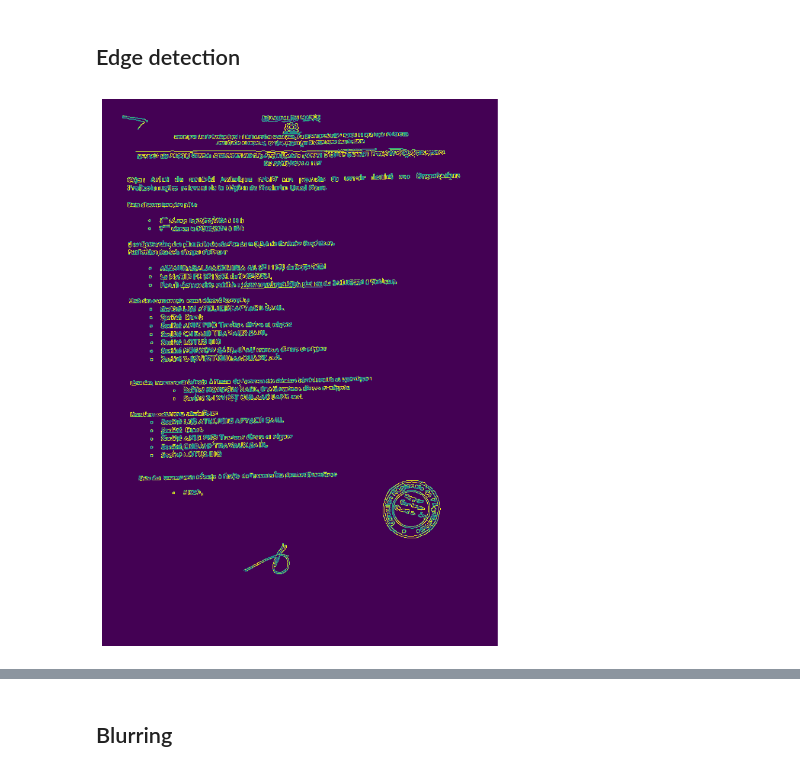
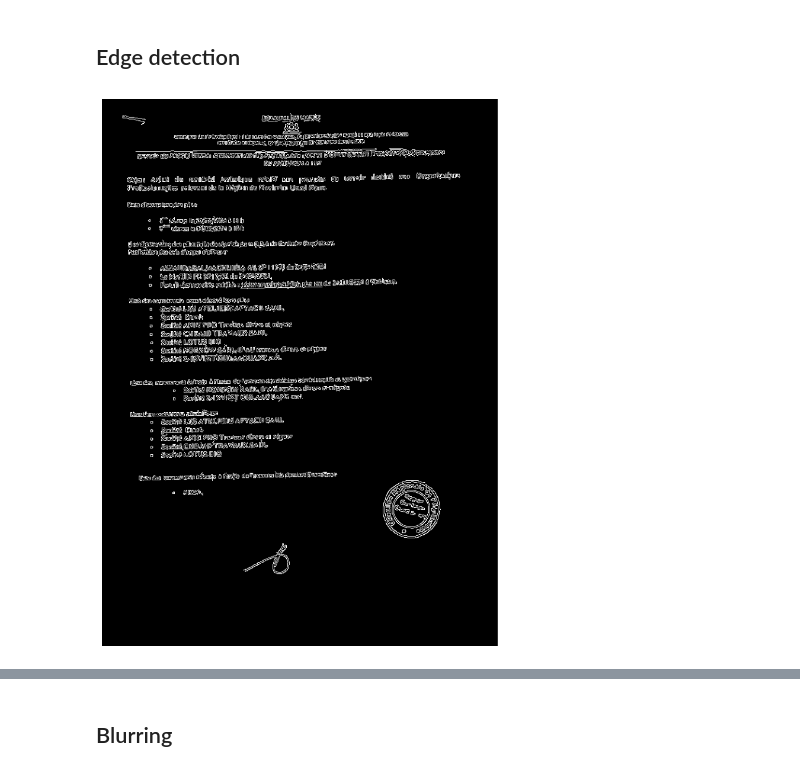
Before and after one commit to BlcMed/textify_docs, a Jupyter notebook: notebooks/preprocess_image.ipynb, the cells around one changed output, grey strips where cells are left out. Cells and saved outputs as stored; diff of their text form; code cells hidden in the pictures.

```diff
--- a/notebooks/preprocess_image.ipynb
+++ b/notebooks/preprocess_image.ipynb
@@ -4,15 +4,14 @@ import cv2 as cv
 from matplotlib import pyplot as plt
 # %%
-# Display the image using matplotlib
 def show_image(img):
     plt.figure(figsize=(18, 12))
-    plt.imshow(img)
-    plt.axis('off')  # Hide the axis
+    plt.imshow(cv2.cvtColor(img, cv2.COLOR_BGR2RGB))
+    plt.axis('off')
     plt.show()
 # %%
 image_path="../data/png.png"
 image_path="../data/example.png"
-img = cv.imread(image_path)
+img = cv2.imread(image_path)
 # %%
 show_image(img=img)
 # %% [output]
@@ -19,0 +21,4 @@ show_image(img=img)
+# %%
+#grayscale_img = cv2.cvtColor(img, code=cv2.COLOR_BGR2GRAY)
+grayscale_img = cv2.cvtColor(img, code=cv2.COLOR_RGB2GRAY)
+show_image(grayscale_img)
@@ -49,7 +66,7 @@ show_image(grayscaele_img)
 # %% [markdown]
 ## Edge detection
 # %%
-edged_img = cv.Canny(img, threshold1=50, threshold2=200)
+edged_img = cv2.Canny(grayscale_img, threshold1=50, threshold2=200)
 show_image(edged_img)
 # %% [output]
-[figure, old version]
+[figure, new version]
```
Also changed, not shown: parts of 16 cells of this notebook, 5 other files.
